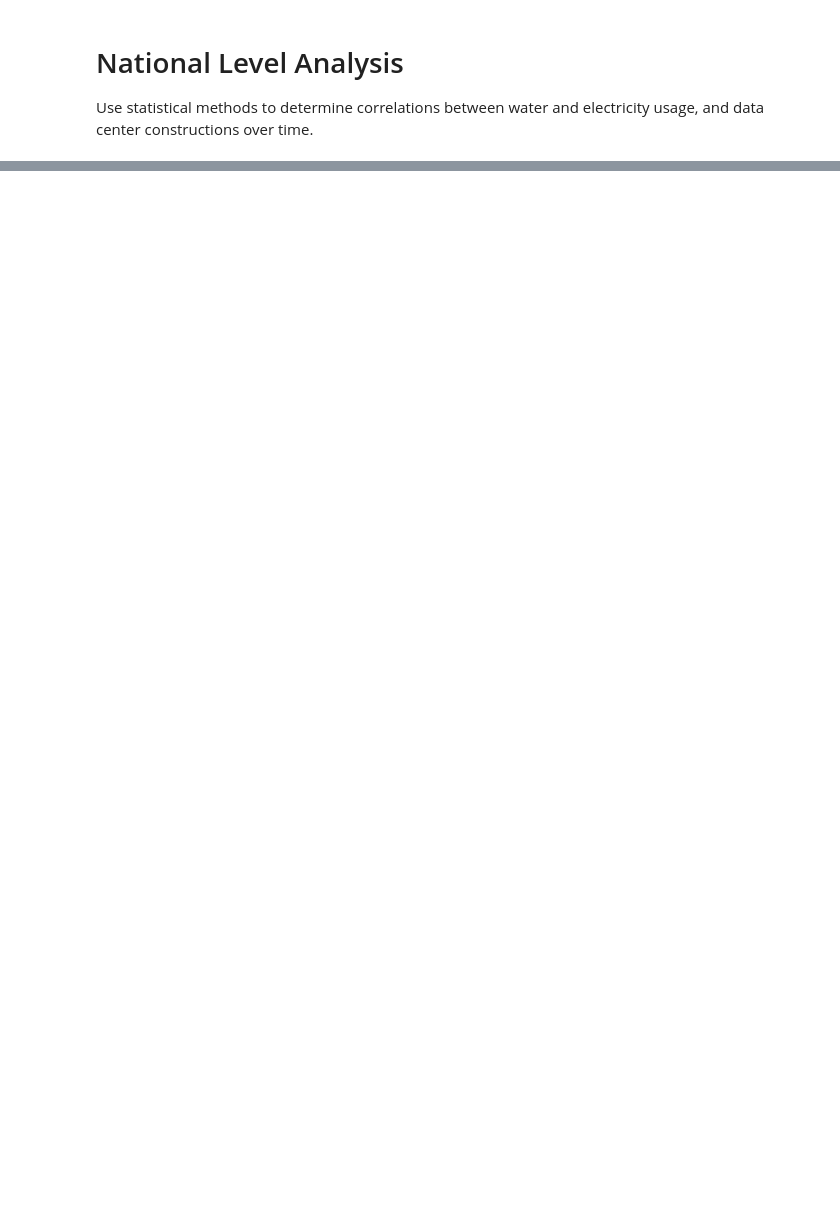
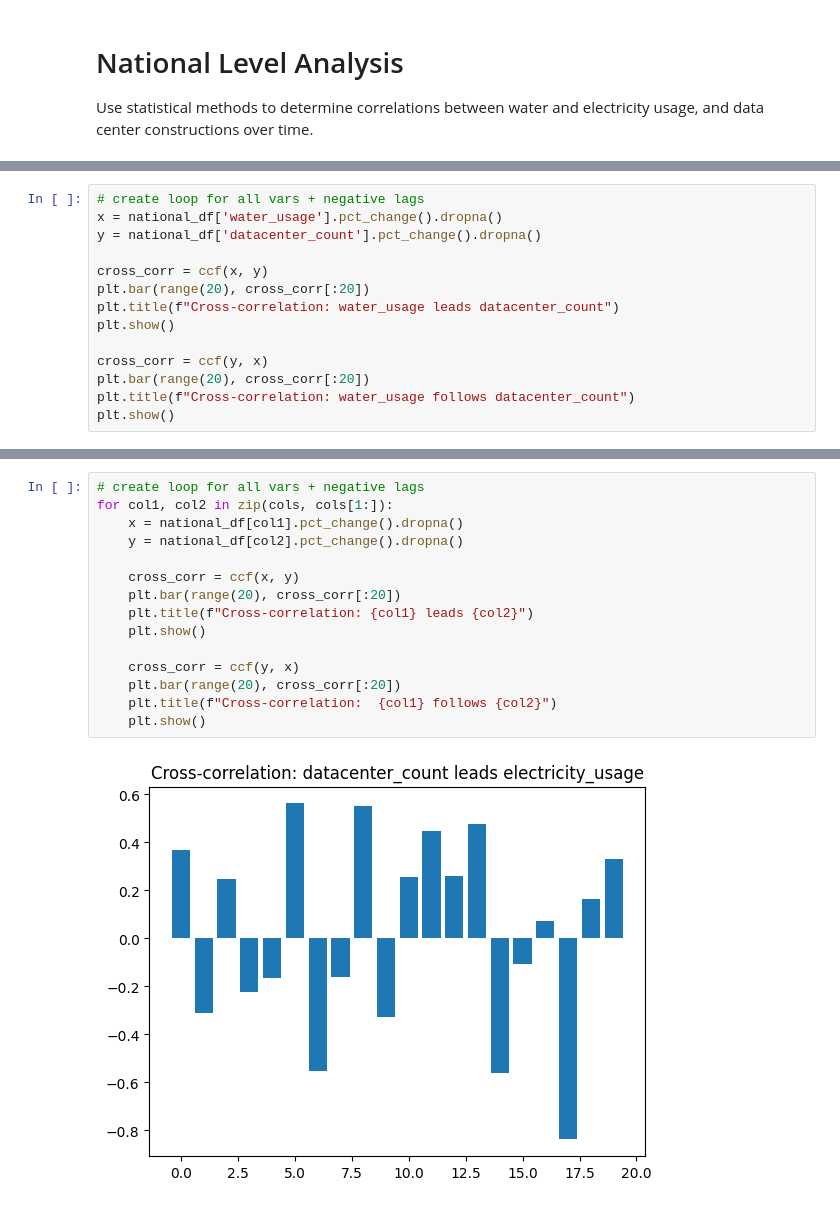
Before and after one commit to jaizem/Data-Center-Construction-and-Supporting-Utilities-Consumption, a Jupyter notebook: notebooks/national_analysis.ipynb, the cells around one changed output, grey strips where cells are left out. Drawn from its saved outputs; the diff is of its cells as text; blank space fills up the shorter version.

```diff
--- a/notebooks/national_analysis.ipynb
+++ b/notebooks/national_analysis.ipynb
@@ -36,0 +80,14 @@ national_df
+# %%
+# create loop for all vars + negative lags
+x = national_df['water_usage'].pct_change().dropna()
+y = national_df['datacenter_count'].pct_change().dropna()
+
+cross_corr = ccf(x, y)
+plt.bar(range(20), cross_corr[:20])
+plt.title(f"Cross-correlation: water_usage leads datacenter_count")
+plt.show()
+
+cross_corr = ccf(y, x)
+plt.bar(range(20), cross_corr[:20])
+plt.title(f"Cross-correlation: water_usage follows datacenter_count")
+plt.show()
@@ -36,0 +97,17 @@ national_df
+# %%
+# create loop for all vars + negative lags
+for col1, col2 in zip(cols, cols[1:]):
+    x = national_df[col1].pct_change().dropna()
+    y = national_df[col2].pct_change().dropna()
+
+    cross_corr = ccf(x, y)
+    plt.bar(range(20), cross_corr[:20])
+    plt.title(f"Cross-correlation: {col1} leads {col2}")
+    plt.show()
+
+    cross_corr = ccf(y, x)
+    plt.bar(range(20), cross_corr[:20])
+    plt.title(f"Cross-correlation:  {col1} follows {col2}")
+    plt.show()
+# %% [output]
+[figure, added]
```
Also changed, not shown: parts of 15 cells of this notebook.
